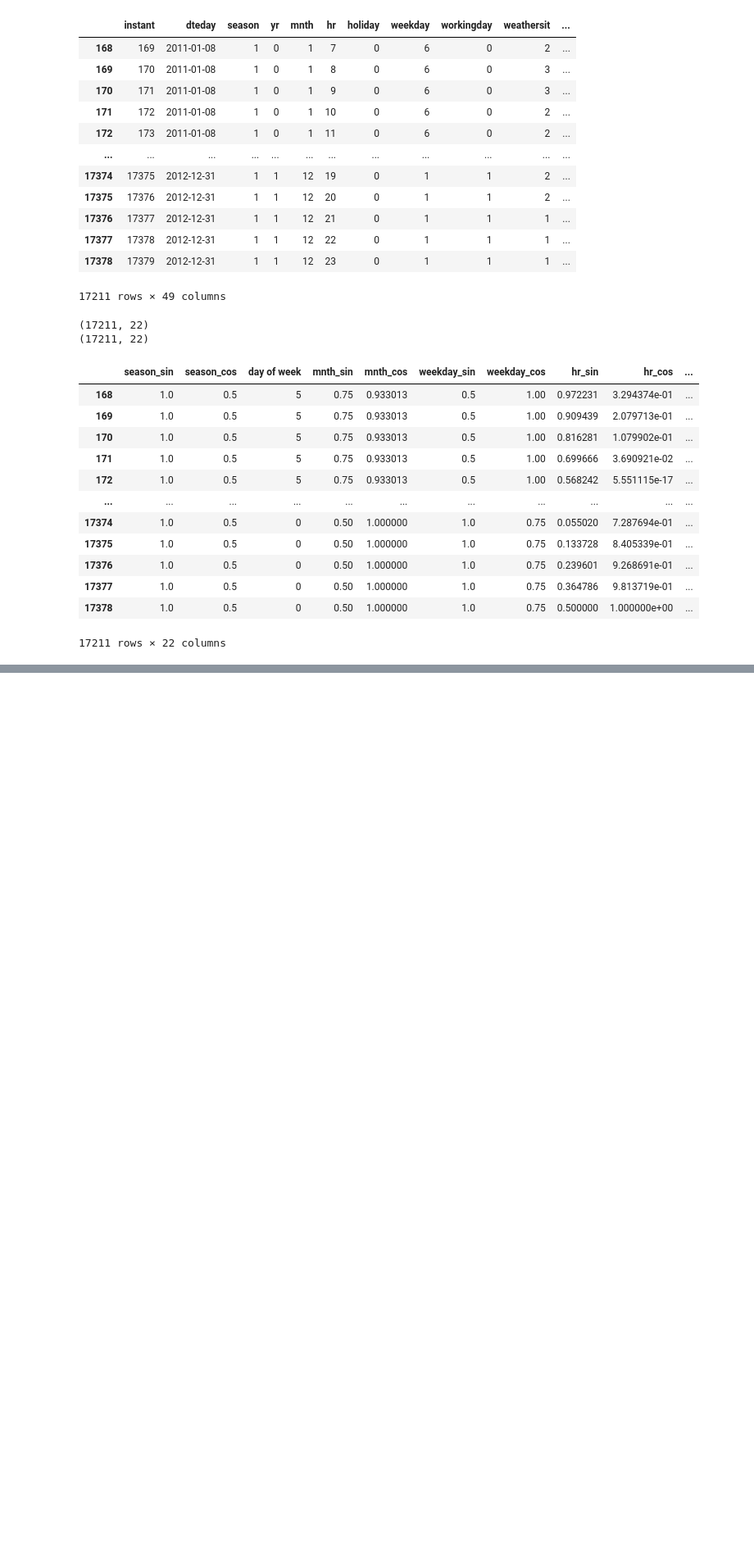
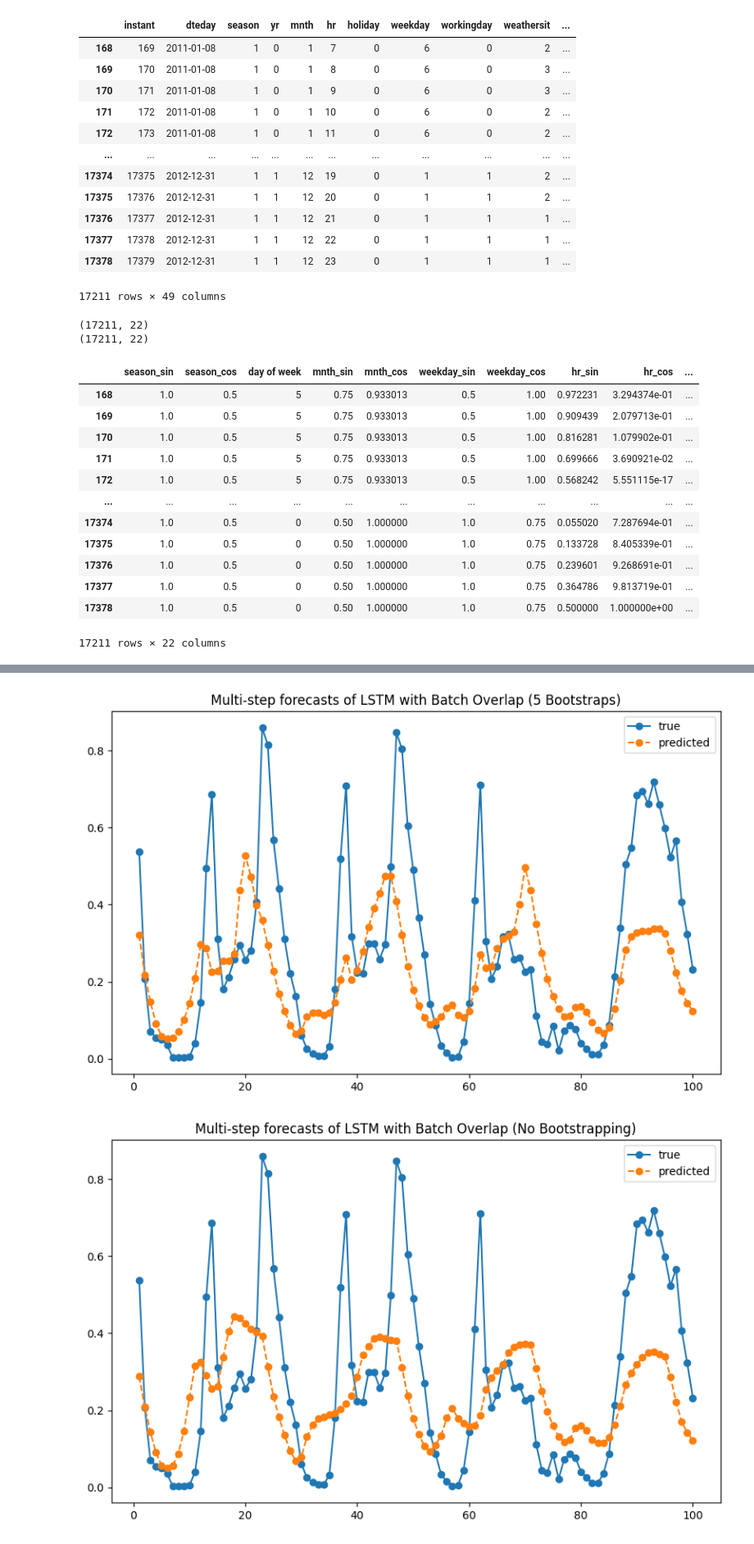
Before and after one commit to allisonaustin/multi-step-forecasting-rnn, a Jupyter notebook: MLProject.ipynb, the cells around one changed output, grey strips where cells are left out. Shown at 82% size. Cells and saved outputs as stored; diff of their text form; code cells hidden in the pictures; blank space fills up the shorter version.

```diff
--- a/MLProject.ipynb
+++ b/MLProject.ipynb
@@ -650,0 +1005,4 @@ multi_step_forecasts = multistep_forecasts(bo_trained_models, X_test_reshaped[0]
+# %%
+n_steps = 100
+X_test_reshaped = X_test.values[:expected_shape_test].reshape((X_test.shape[0] // 16, 16, X_test.shape[1]))
+multi_step_forecasts_no_bootstrap = multistep_forecasts([bo_trained_models[0]], X_test_reshaped[0], n_steps, X_test.values[16:16+n_steps])
@@ -650,0 +1027,23 @@ multi_step_forecasts = multistep_forecasts(bo_trained_models, X_test_reshaped[0]
+# %%
+# plotting results for LSTM with Batch Overlap predictions
+
+plt.figure(figsize=(10, 6))
+plt.plot(np.arange(1, 101), y_test[sequence_length - 1 :num_sequences + sequence_length - 1], label='true', marker='o', linestyle='-')
+plt.plot(np.arange(1, 101), multi_step_forecasts[:100], label='predicted', marker='o', linestyle='--')
+
+plt.title('Multi-step forecasts of LSTM with Batch Overlap (5 Bootstraps)')
+plt.legend()
+plt.show()
+
+# plotting results for LSTM with Batch Overlap predictions (No Bootstrapping)
+
+plt.figure(figsize=(10, 6))
+plt.plot(np.arange(1, 101), y_test[sequence_length - 1 :num_sequences + sequence_length - 1], label='true', marker='o', linestyle='-')
+plt.plot(np.arange(1, 101), multi_step_forecasts_no_bootstrap[:100], label='predicted', marker='o', linestyle='--')
+
+plt.title('Multi-step forecasts of LSTM with Batch Overlap (No Bootstrapping)')
+plt.legend()
+plt.show()
+# %% [output]
+[figure, added]
+[figure, added]
```
Also changed, not shown: parts of 33 cells of this notebook.
